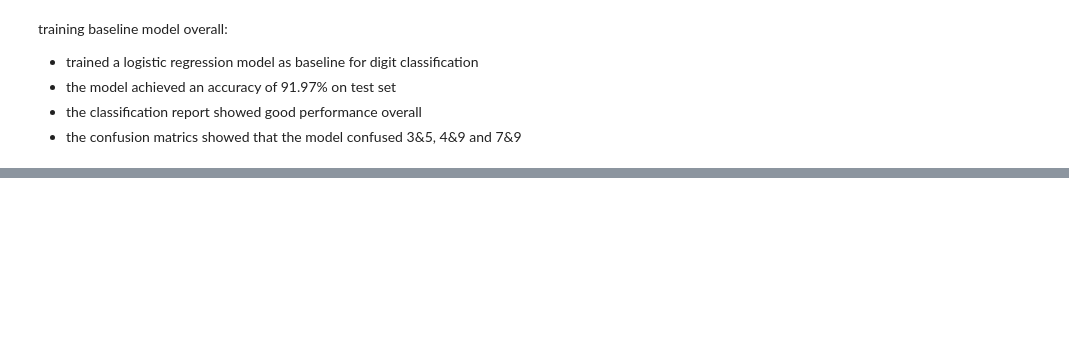
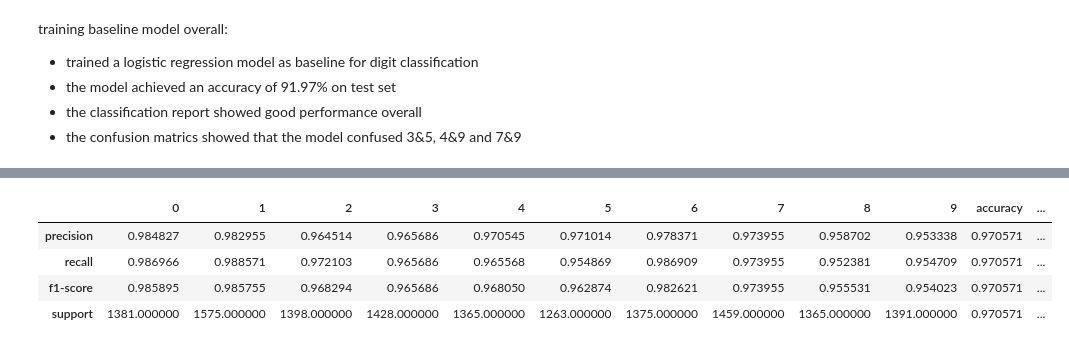
Before and after one commit to shukriaarifi/handwritten_digit_recognition, a Jupyter notebook: notebooks/mnist.ipynb, the cells around one changed output, grey strips where cells are left out. Cells and saved outputs as stored; diff of their text form; code cells hidden in the pictures; blank space fills up the shorter version.

```diff
--- a/notebooks/mnist.ipynb
+++ b/notebooks/mnist.ipynb
@@ -271,0 +274,2 @@ training baseline model overall:
+# %%
+RF_model=RandomForestClassifier()
@@ -271,0 +280,2 @@ training baseline model overall:
+# %%
+y_pred2=RF_model.predict(x_test)
@@ -271,0 +286,10 @@ training baseline model overall:
+# %%
+RF_report=classification_report(y_test, y_pred2, output_dict=True)
+# %%
+pd.DataFrame(RF_report)
+# %% [output]
+|  | 0 | 1 | 2 | 3 | 4 | 5 | 6 | 7 | 8 | 9 | accuracy | ... |
+| precision | 0.984827 | 0.982955 | 0.964514 | 0.965686 | 0.970545 | 0.971014 | 0.978371 | 0.973955 | 0.958702 | 0.953338 | 0.970571 | ... |
+| recall | 0.986966 | 0.988571 | 0.972103 | 0.965686 | 0.965568 | 0.954869 | 0.986909 | 0.973955 | 0.952381 | 0.954709 | 0.970571 | ... |
+| f1-score | 0.985895 | 0.985755 | 0.968294 | 0.965686 | 0.968050 | 0.962874 | 0.982621 | 0.973955 | 0.955531 | 0.954023 | 0.970571 | ... |
+| support | 1381.000000 | 1575.000000 | 1398.000000 | 1428.000000 | 1365.000000 | 1263.000000 | 1375.000000 | 1459.000000 | 1365.000000 | 1391.000000 | 0.970571 | ... |
```
Also changed, not shown: parts of 15 cells of this notebook.
